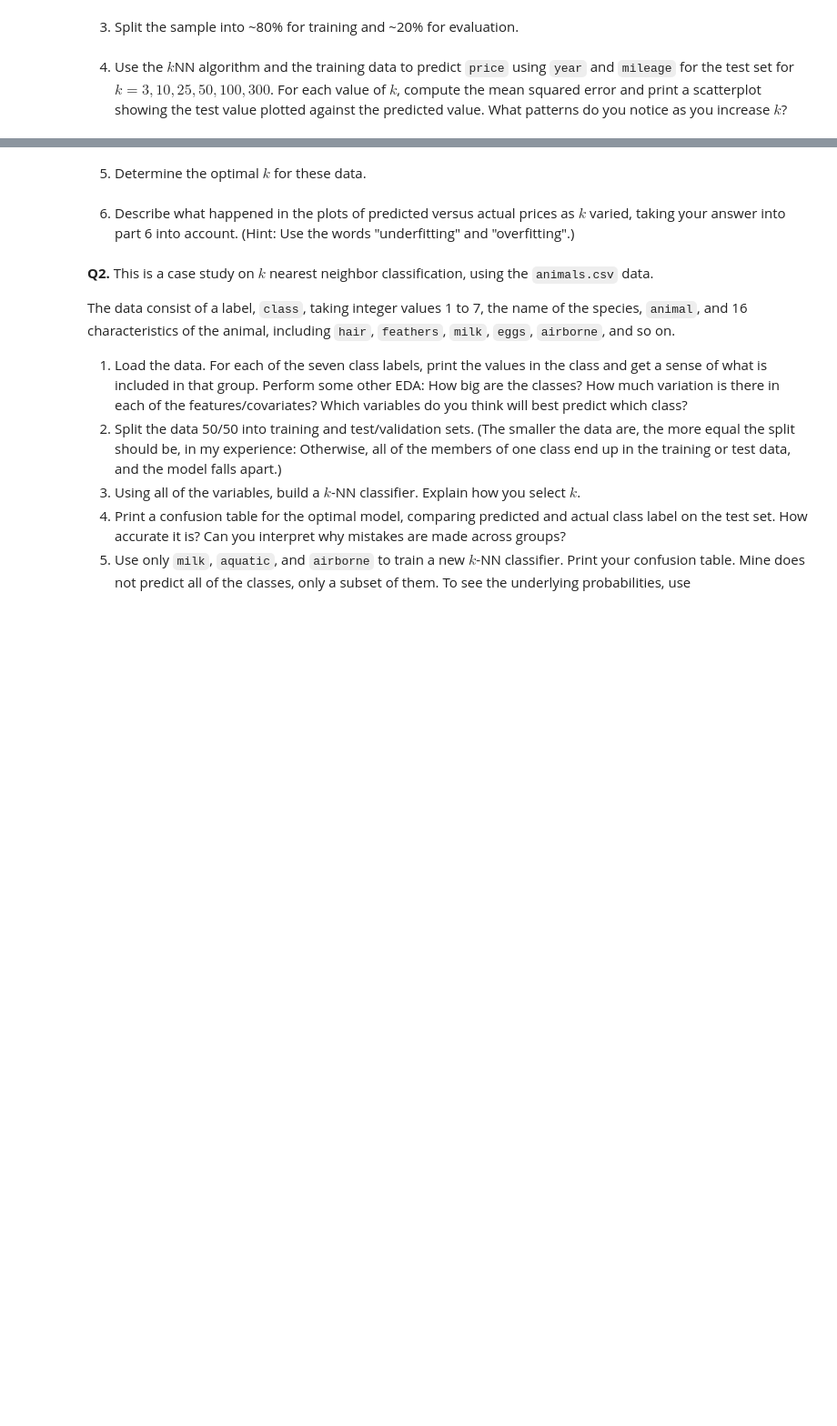
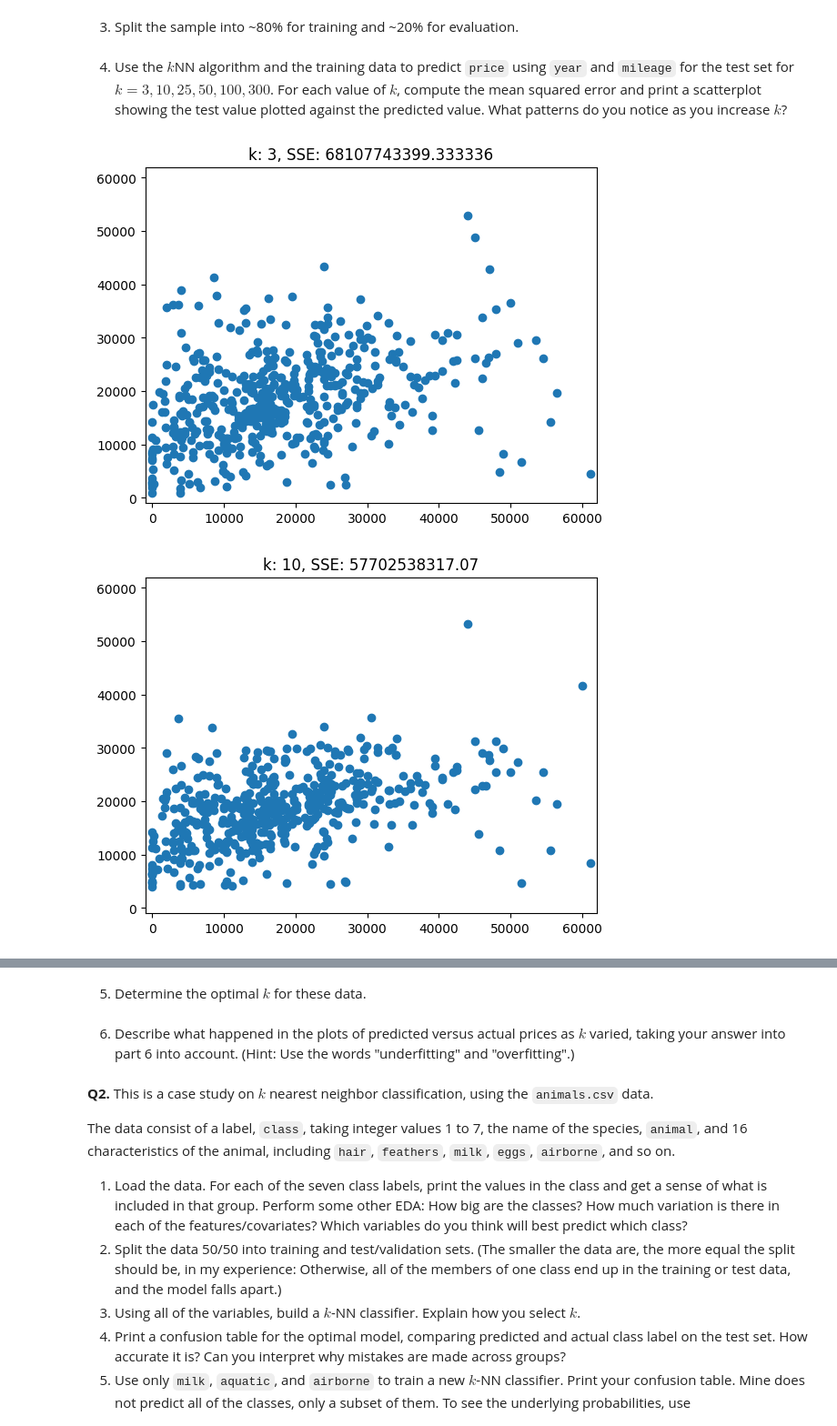
Before and after one commit to laurenwisniewski/DS3001-knn, a Jupyter notebook: assignment_knn.ipynb, the cells around one changed output, grey strips where cells are left out. Shown: that part at 91% size. Cells and saved outputs as stored; diff of their text form; code cells hidden in the pictures; blank space fills up the shorter version.

```diff
--- a/assignment_knn.ipynb
+++ b/assignment_knn.ipynb
@@ -51,3 +51,7 @@ When you report a probability distribution over class labels, this is more infor
 The target variable `y` is `price` and the features are `year` and `mileage`.
 
 1. Load the `./data/USA_cars_datasets.csv`. Keep the following variables and drop the rest: `price`, `year`, `mileage`. Are there any `NA`'s to handle? Look at the head and dimensions of the data.
+# %%
+import pandas as pd
+cars_data = pd.read_csv('knn/data/USA_cars_datasets.csv')
+cars_data.head()
@@ -53,0 +65,3 @@ The target variable `y` is `price` and the features are `year` and `mileage`.
+# %%
+cars_data = cars_data.drop(['brand', 'model', 'title_status', 'color', 'vin', 'lot', 'state', 'country', 'condition'], axis=1)
+cars_data.isnull().sum()
@@ -54,2 +80,10 @@ The target variable `y` is `price` and the features are `year` and `mileage`.
 # %% [markdown]
 2. Maxmin normalize `year` and `mileage`.
+# %%
+def maxmin(x):
+    u = (x - min(x)) / (max(x) - min(x))
+    return u
+
+cars_data['year'] = maxmin(cars_data['year'])
+cars_data['mileage'] = maxmin(cars_data['mileage'])
+cars_data.head()
@@ -56,4 +97,28 @@ The target variable `y` is `price` and the features are `year` and `mileage`.
 # %% [markdown]
 3. Split the sample into ~80% for training and ~20% for evaluation.
+# %%
+from sklearn.model_selection import train_test_split
+y = cars_data['price']
+X = cars_data.drop('price', axis = 1)
+X_train, X_test, y_train, y_test = train_test_split(X, y, test_size = 0.2, random_state = 100)
 # %% [markdown]
 4. Use the $k$NN algorithm and the training data to predict `price` using `year` and `mileage` for the test set for $k=3,10,25,50,100,300$. For each value of $k$, compute the mean squared error and print a scatterplot showing the test value plotted against the predicted value. What patterns do you notice as you increase $k$?
+# %%
+import numpy as np
+from sklearn.neighbors import KNeighborsRegressor
+import matplotlib.pyplot as plt
+
+for k in [3, 10, 25, 50, 100, 300]:
+    model = KNeighborsRegressor(n_neighbors = k).fit(X_train, y_train)
+    y_hat = model.predict(X_test)
+    SSE = np.sum( (y_test - y_hat)**2 )
+
+    plot, axes = plt.subplots()
+    plt.scatter(y_test, y_hat)
+    plt.title('k: ' + str(k) + ', SSE: ' + str(SSE))
+    axes.set_ylim(-1000, 62000)
+    axes.set_xlim(-1000, 62000)
+    plt.show()
+# %% [output]
+[figure, added]
+[figure, added]
```
Also changed, not shown: parts of 5 cells of this notebook.
